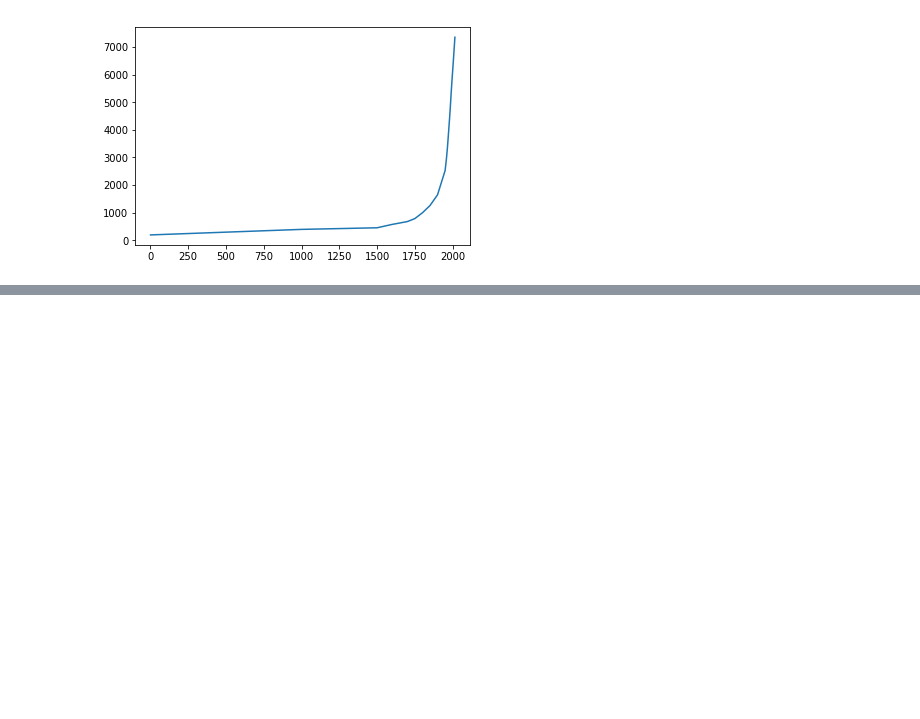
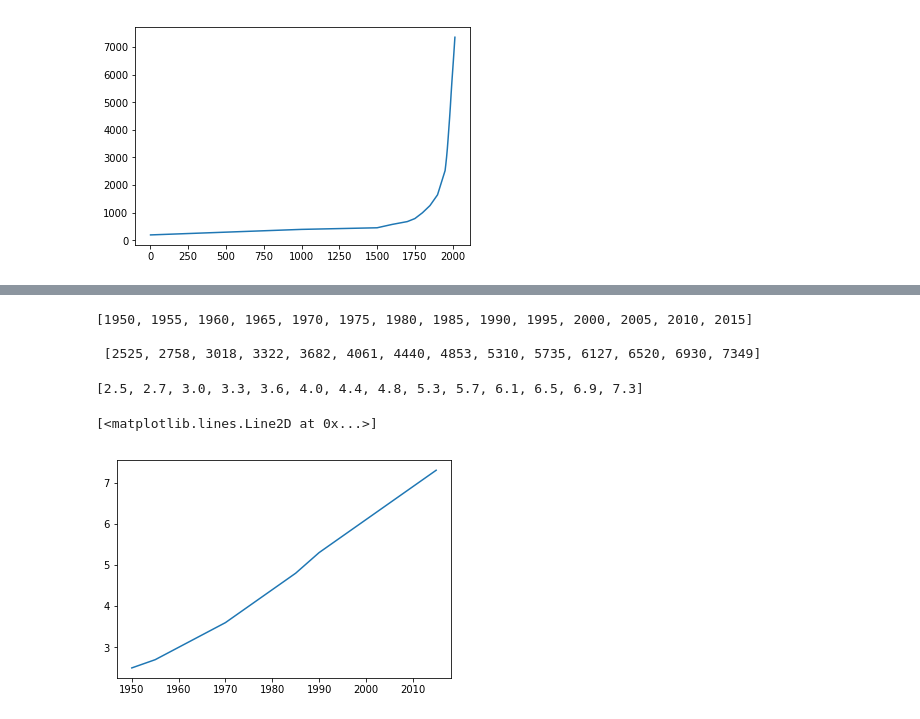
Before and after one commit to jhonasttan/pythonBegToAdClass, a Jupyter notebook: sect14-project9-DataVisiualization/mainNoteBook.ipynb, the cells around one changed output, grey strips where cells are left out. Drawn from its saved outputs; the diff is of its cells as text; code cells hidden in the pictures; blank space fills up the shorter version.

```diff
--- a/sect14-project9-DataVisiualization/mainNoteBook.ipynb
+++ b/sect14-project9-DataVisiualization/mainNoteBook.ipynb
@@ -15,0 +26,22 @@ plt.plot(years, pop)
+# %%
+years = years[9:]
+pop = pop[9:]
+print(years, "\n\n", pop)
+# %% [output]
+[1950, 1955, 1960, 1965, 1970, 1975, 1980, 1985, 1990, 1995, 2000, 2005, 2010, 2015]
+
+ [2525, 2758, 3018, 3322, 3682, 4061, 4440, 4853, 5310, 5735, 6127, 6520, 6930, 7349]
+# %%
+pop_upd = []
+for i in [str(x)[:2] for x in pop]:
+    pop_upd.append(float(i[0] + '.' + i[1]))
+
+pop = pop_upd
+pop
+# %% [output]
+[2.5, 2.7, 3.0, 3.3, 3.6, 4.0, 4.4, 4.8, 5.3, 5.7, 6.1, 6.5, 6.9, 7.3]
+# %%
+plt.plot(years, pop)
+# %% [output]
+[<matplotlib.lines.Line2D at 0x...>]
+[figure, added]
```
Also changed, not shown: parts of 5 cells of this notebook, 1 other file.
